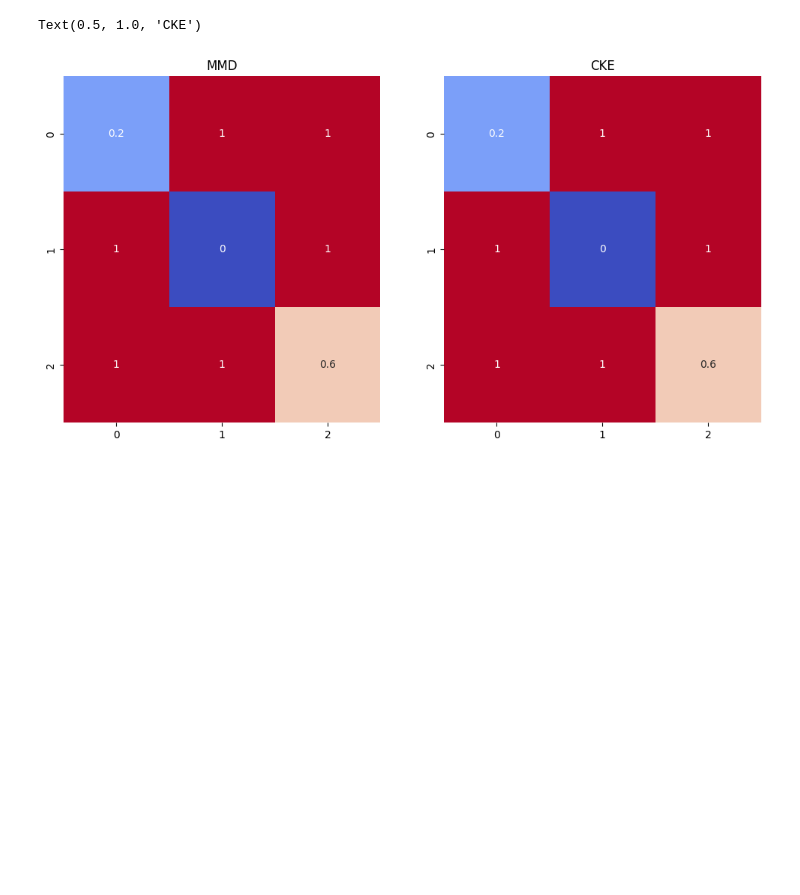
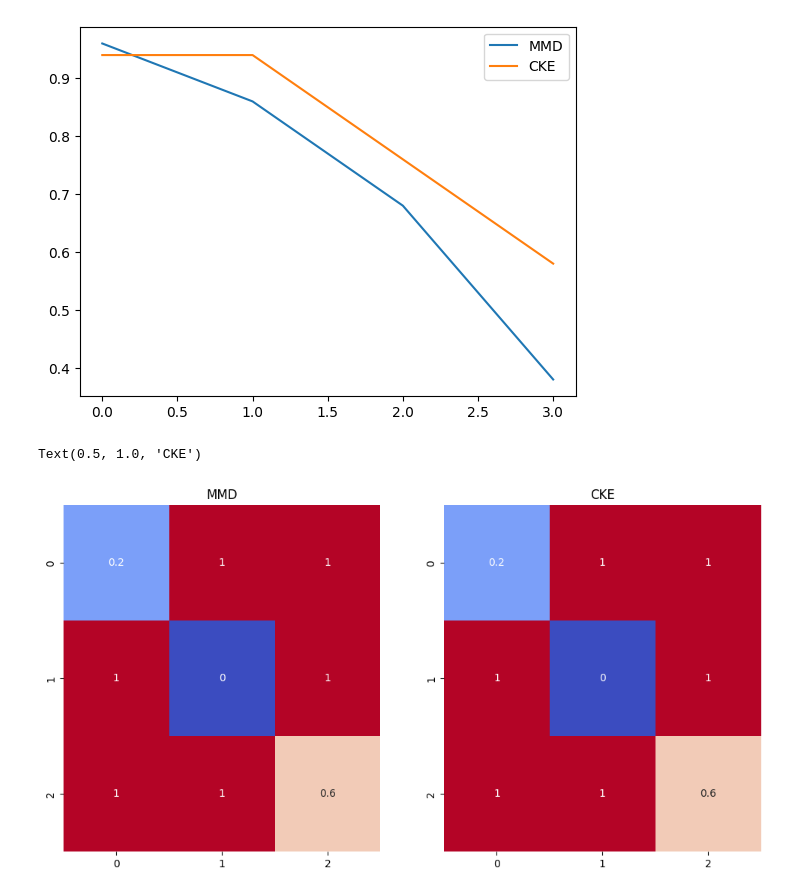
Before and after one commit to leonardoVsantoro/Kernel-Likelihood-Ratio-Two-Sample-Test, a Jupyter notebook: MNIST.ipynb, the cells around one changed output. Cells and saved outputs as stored; diff of their text form; code cells hidden in the pictures; blank space fills up the shorter version.

```diff
--- a/MNIST.ipynb
+++ b/MNIST.ipynb
@@ -119,0 +173,35 @@ for rep in tqdm( range(num_replications)):
+# %%
+def run_perturbed_minst_test(X, Y, sigma, num_permutations, kernel = None):
+    X  = np.array([ gaussian_filter(_.reshape(28,28), sigma).flatten() for _ in X])
+    Y = np.array([ gaussian_filter(_.reshape(28,28), sigma).flatten() for _ in Y])
+    _mmdtest = 1 if MMD_two_sample_test(X,Y)(num_permutations) < 0.05 else 0
+    _cketest = 1 if CKE_two_sample_test(X,Y, kappa_K = 1e5, kernel = kernel)(num_permutations) < 0.05 else 0
+    out =  (('CKE', _cketest),  ('MMD', _mmdtest))
+    return out
+# %%
+group_1 = [9,6,8]
+group_2 = [4,8]
+
+NUM_CORES = 10
+num_replications = 50
+num_samples = 50
+num_permutations = 500
+
+sigmas = [0,1,2,3]
+outmmd = []
+outcke = []
+for sigma  in sigmas:
+    iter_args = [(mnist_data_train.loc[group_1].sample(num_samples).values, mnist_data_train.loc[group_2].sample(num_samples).values,
+                sigma, num_permutations ) for _ in tqdm(range(num_replications))]
+
+    print('prepared args!')
+    results = Parallel(n_jobs=NUM_CORES)(delayed(run_perturbed_minst_test)(*args) for args in tqdm(iter_args))
+    print('done!')
+
+    summary = {'CKE' : list(), 'MMD' : list()}
+    for run in results:
+        for line in run:
+            summary[line[0]].append(line[1])
+
+    outmmd.append( sum(summary['MMD'])/num_replications)
+    outcke.append( sum(summary['CKE'])/num_replications)
@@ -120,3 +217,14 @@ for rep in tqdm( range(num_replications)):
+# %%
+# print('CKE : {}'.format( sum(summary['CKE'])/num_replications))
+# print('MMD : {}'.format( sum(summary['MMD'])/num_replications))
+sigmas = [0,1,2,3]
+# %%
+
+plt.plot(sigmas, outmmd, label = 'MMD')
+plt.plot(sigmas, outcke, label = 'CKE')
+plt.legend(); plt.show()
+# %% [output]
+[figure, added]
 # %%
 S = len(selection_of_digits)
 MMD_matrix = np.zeros((S,S)); CKE_matrix = np.zeros((S,S))
```
Also changed, not shown: parts of 26 cells of this notebook, 2 other files.
